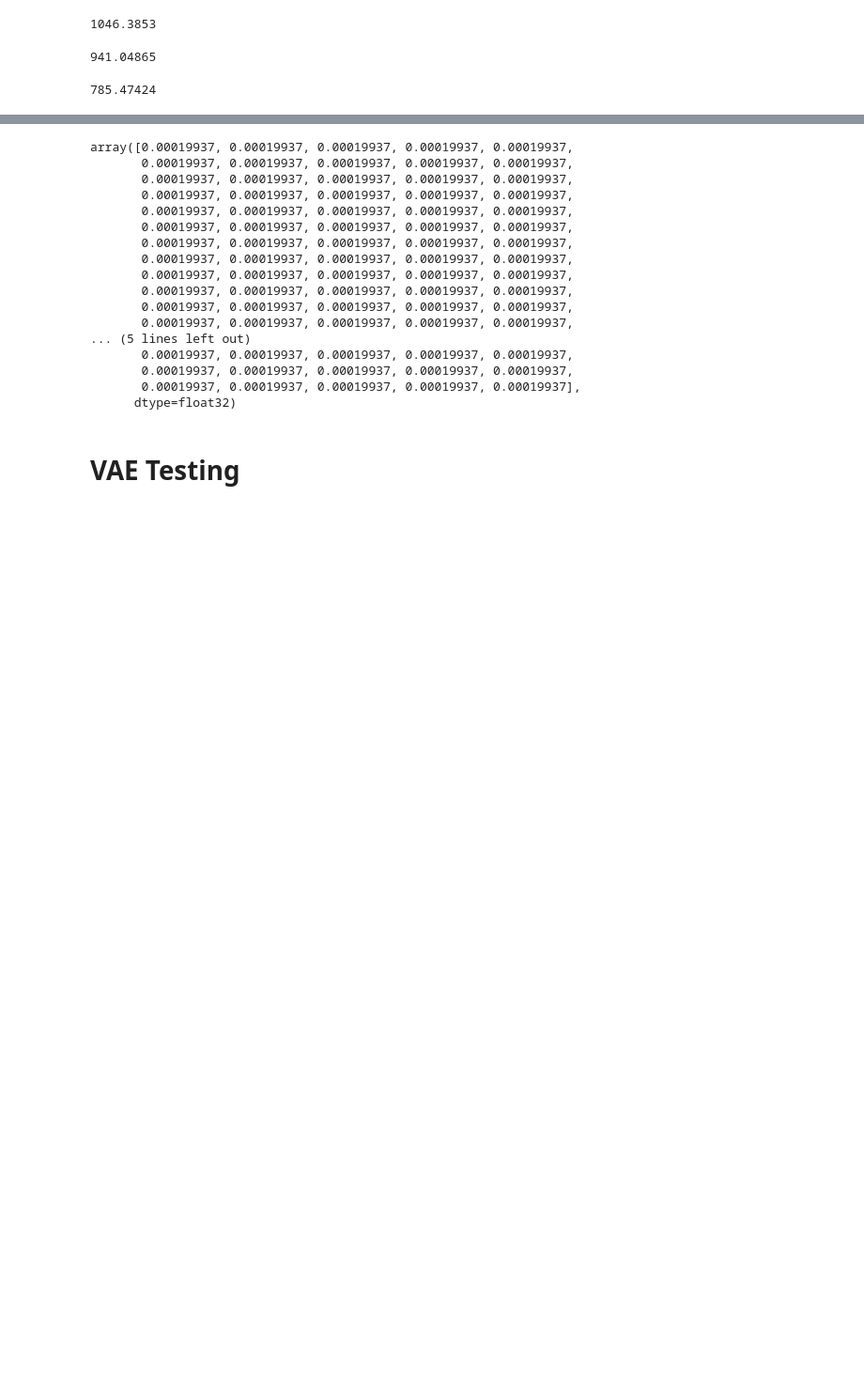
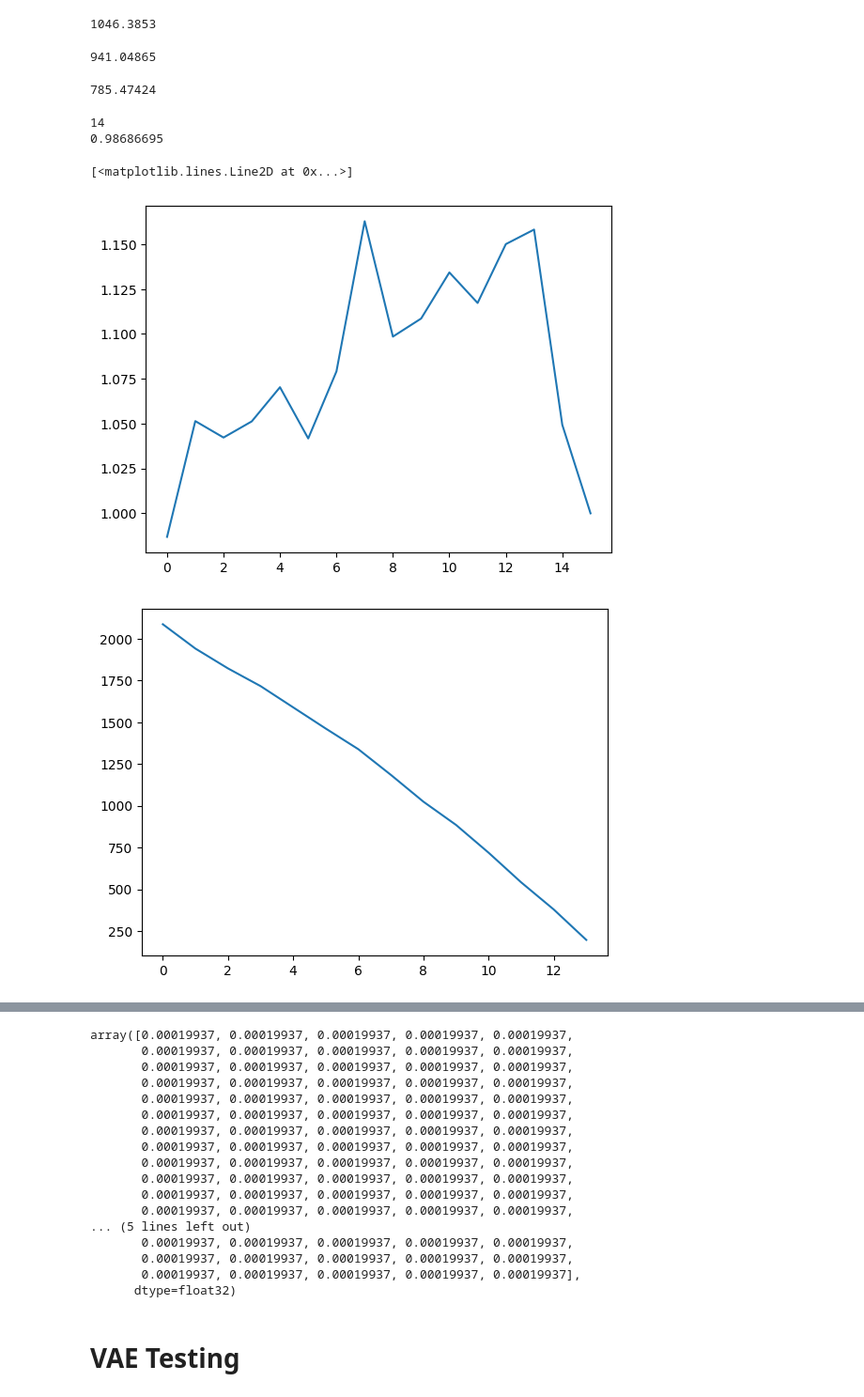
Before and after one commit to SMATousi/outlier_VAE, a Jupyter notebook: Dual_eq_Min.ipynb, the cells around one changed output, grey strips where cells are left out. Shown: that part at 94% size. Drawn from its saved outputs; the diff is of its cells as text; code cells hidden in the pictures; blank space fills up the shorter version.

```diff
--- a/Dual_eq_Min.ipynb
+++ b/Dual_eq_Min.ipynb
@@ -1132,2 +1075,17 @@ total_rec_rae_3 = np.array(total_rec)
+# %%
+fitness_1 = total_rec_rae/in_total_rec_rae
+print(np.argmin(fitness_1))
+print(fitness_1[14])
+# %% [output]
+14
+0.98686695
+# %%
+plt.plot(total_rec_rae[14:]/in_total_rec_rae[14:])
+plt.figure()
+plt.plot(total_rec_rae[:14]/in_total_rec_rae[:14])
+# %% [output]
+[<matplotlib.lines.Line2D at 0x...>]
+[figure, added]
+[figure, added]
 # %%
 sol = np.ones([1,30])
```
Also changed, not shown: parts of 8 cells of this notebook.
